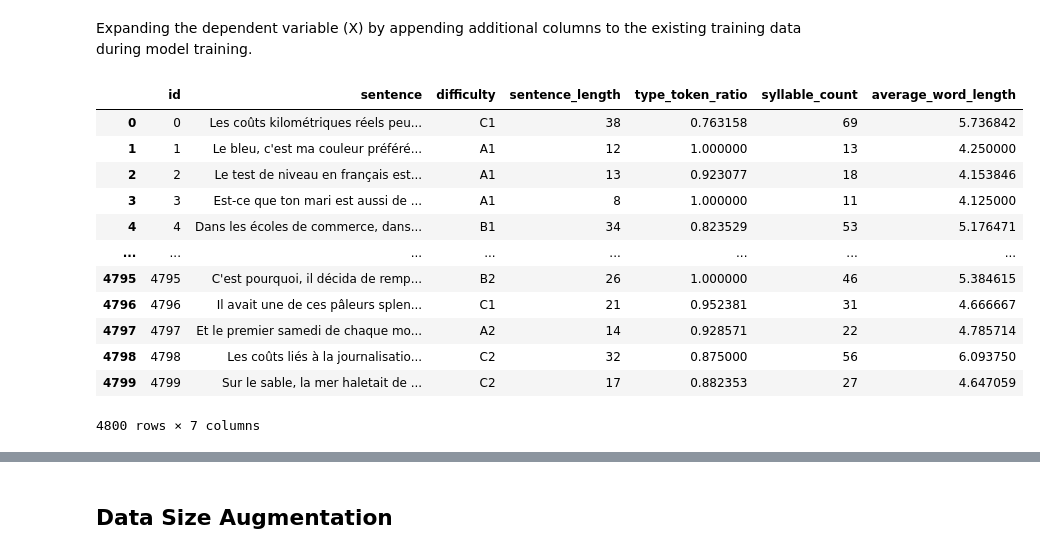
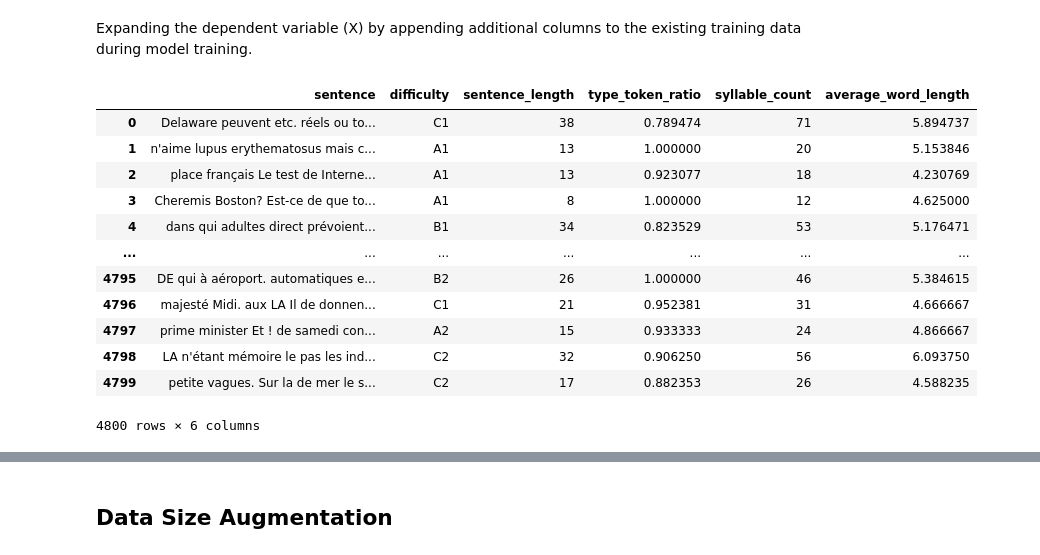
Before and after one commit to SharaVigneswaran/Data-Science-Machine-Learning---Project, a Jupyter notebook: Google_Code_Advanced.ipynb, the cells around one changed output, grey strips where cells are left out. Drawn from its saved outputs; the diff is of its cells as text; code cells hidden in the pictures.

```diff
--- a/Google_Code_Advanced.ipynb
+++ b/Google_Code_Advanced.ipynb
@@ -60,6 +60,7 @@ The goal of this data augmentation is to enhance a dataset used for natural lang
 # %%
 import nltk
 from nltk.corpus import wordnet
+import pandas as pd
 import random
 
 # Ensure you have downloaded the necessary NLTK resources
@@ -103,8 +104,10 @@ def augment_dataset(dataframe, n=1):
 
 # Augment the dataset
 augmented_df = augment_dataset(df_training_data, n=1)  # Change n to control the number of replacements per sentence
-augmented_df = pd.concat([df_training_data, augmented_df]).reset_index(drop=True)
-augmented_df
+
+# Optionally, combine the original and augmented data, or save the augmented data
+df_augmented_training_data = pd.concat([df_training_data, augmented_df]).reset_index(drop=True)
+df_augmented_training_data
 # %% [output]
 [nltk_data] Downloading package wordnet to /root/nltk_data...
 [nltk_data]   Package wordnet is already up-to-date!
@@ -133,51 +136,51 @@ import re
 
 # Define a simple function to estimate syllable count based on vowel groups
 def simple_syllable_count(text):
     count = 0
     vowels = "aeiouy"
     words = text.lower().split()
     for word in words:
         word_count = 0
         if word[0] in vowels:
             word_count += 1
         for i in range(1, len(word)):
             if word[i] in vowels and word[i - 1] not in vowels:
                 word_count += 1
         if word.endswith('e'):
             word_count -= 1
         if word_count == 0:
             word_count += 1
         count += word_count
     return count
 
 # Define function to calculate Type-Token Ratio
 def type_token_ratio(text):
     words = text.split()
     if len(words) == 0:
         return 0
     else:
         return len(set(words)) / len(words)
 
 # Recalculate the syllable count using the simple syllable estimation method
-df_training_data['sentence_length'] = df_training_data['sentence'].apply(lambda x: len(x.split()))
-df_training_data['type_token_ratio'] = df_training_data['sentence'].apply(type_token_ratio)
-df_training_data['syllable_count'] = df_training_data['sentence'].apply(simple_syllable_count)
-df_training_data['average_word_length'] = df_training_data['sentence'].apply(lambda x: sum(len(word) for word in x.split()) / len(x.split()) if len(x.split()) > 0 else 0)
-df_training_data
+augmented_df['sentence_length'] = augmented_df['sentence'].apply(lambda x: len(x.split()))
+augmented_df['type_token_ratio'] = augmented_df['sentence'].apply(type_token_ratio)
+augmented_df['syllable_count'] = augmented_df['sentence'].apply(simple_syllable_count)
+augmented_df['average_word_length'] = augmented_df['sentence'].apply(lambda x: sum(len(word) for word in x.split()) / len(x.split()) if len(x.split()) > 0 else 0)
+augmented_df
 # %% [output]
-|  | id | sentence | difficulty | sentence_length | type_token_ratio | syllable_count | average_word_length |
-| 0 | 0 | Les coûts kilométriques réels peu... | C1 | 38 | 0.763158 | 69 | 5.736842 |
-| 1 | 1 | Le bleu, c'est ma couleur préféré... | A1 | 12 | 1.000000 | 13 | 4.250000 |
-| 2 | 2 | Le test de niveau en français est... | A1 | 13 | 0.923077 | 18 | 4.153846 |
-| 3 | 3 | Est-ce que ton mari est aussi de ... | A1 | 8 | 1.000000 | 11 | 4.125000 |
-| 4 | 4 | Dans les écoles de commerce, dans... | B1 | 34 | 0.823529 | 53 | 5.176471 |
-| ... | ... | ... | ... | ... | ... | ... | ... |
-| 4795 | 4795 | C'est pourquoi, il décida de remp... | B2 | 26 | 1.000000 | 46 | 5.384615 |
-| 4796 | 4796 | Il avait une de ces pâleurs splen... | C1 | 21 | 0.952381 | 31 | 4.666667 |
-| 4797 | 4797 | Et le premier samedi de chaque mo... | A2 | 14 | 0.928571 | 22 | 4.785714 |
-| 4798 | 4798 | Les coûts liés à la journalisatio... | C2 | 32 | 0.875000 | 56 | 6.093750 |
-| 4799 | 4799 | Sur le sable, la mer haletait de ... | C2 | 17 | 0.882353 | 27 | 4.647059 |
+|  | sentence | difficulty | sentence_length | type_token_ratio | syllable_count | average_word_length |
+| 0 | Delaware peuvent etc. réels ou to... | C1 | 38 | 0.789474 | 71 | 5.894737 |
+| 1 | n'aime lupus erythematosus mais c... | A1 | 13 | 1.000000 | 20 | 5.153846 |
+| 2 | place français Le test de Interne... | A1 | 13 | 0.923077 | 18 | 4.230769 |
+| 3 | Cheremis Boston? Est-ce de que to... | A1 | 8 | 1.000000 | 12 | 4.625000 |
+| 4 | dans qui adultes direct prévoient... | B1 | 34 | 0.823529 | 53 | 5.176471 |
+| ... | ... | ... | ... | ... | ... | ... |
+| 4795 | DE qui à aéroport. automatiques e... | B2 | 26 | 1.000000 | 46 | 5.384615 |
+| 4796 | majesté Midi. aux LA Il de donnen... | C1 | 21 | 0.952381 | 31 | 4.666667 |
+| 4797 | prime minister Et ! de samedi con... | A2 | 15 | 0.933333 | 24 | 4.866667 |
+| 4798 | LA n'étant mémoire le pas les ind... | C2 | 32 | 0.906250 | 56 | 6.093750 |
+| 4799 | petite vagues. Sur la de mer le s... | C2 | 17 | 0.882353 | 26 | 4.588235 |
-4800 rows × 7 columns
+4800 rows × 6 columns
 # %%
 import pandas as pd
 import matplotlib.pyplot as plt
```
Also changed, not shown: parts of 20 cells of this notebook.
